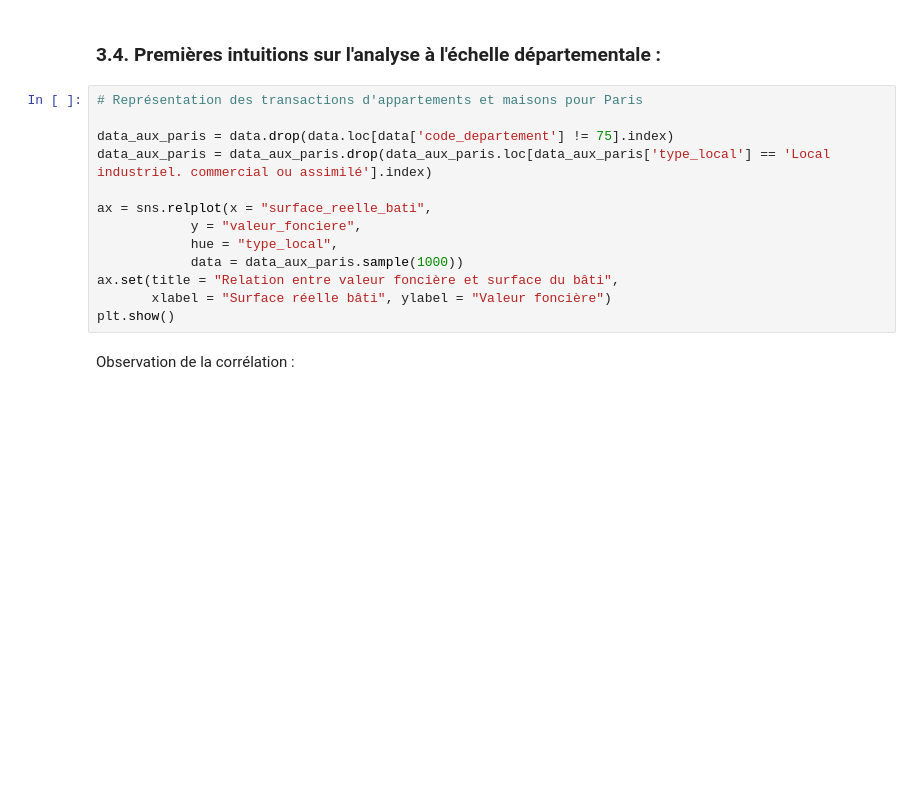
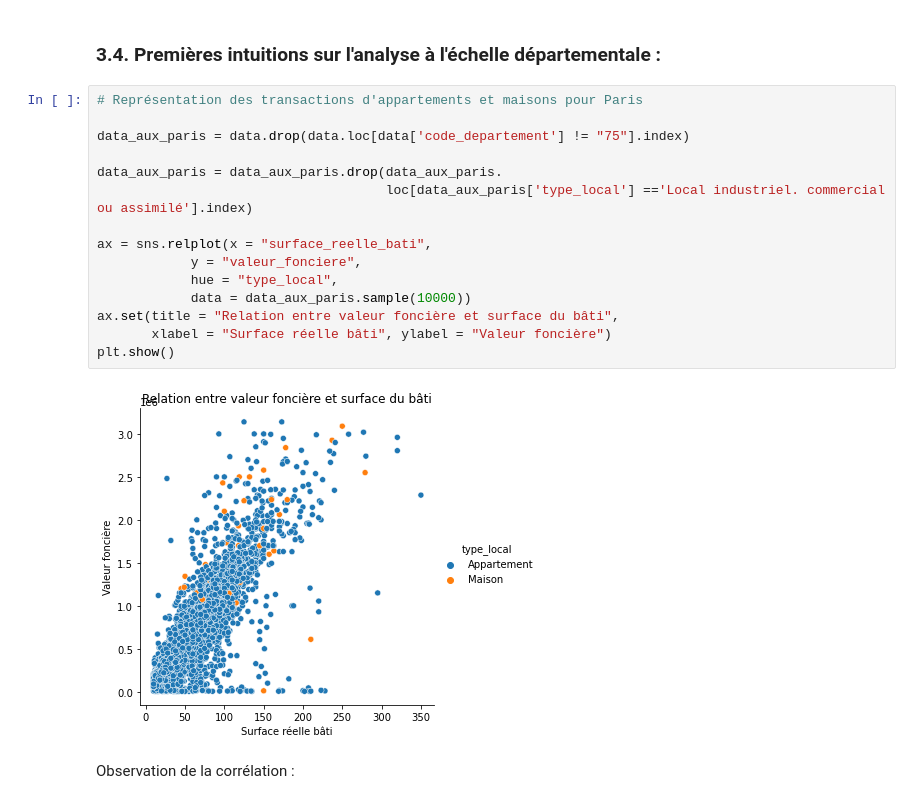
Before and after one commit to victor-kerros/tokenisation-immo, a Jupyter notebook: valo-immo.ipynb, the cells around one changed output. Cells and saved outputs as stored; diff of their text form; blank space fills up the shorter version.

```diff
--- a/valo-immo.ipynb
+++ b/valo-immo.ipynb
@@ -498,16 +567,20 @@ Pas très exploitable
 # %%
 # Représentation des transactions d'appartements et maisons pour Paris
 
-data_aux_paris = data.drop(data.loc[data['code_departement'] != 75].index)
-data_aux_paris = data_aux_paris.drop(data_aux_paris.loc[data_aux_paris['type_local'] == 'Local industriel. commercial ou assimilé'].index)
+data_aux_paris = data.drop(data.loc[data['code_departement'] != "75"].index)
+
+data_aux_paris = data_aux_paris.drop(data_aux_paris.
+                                     loc[data_aux_paris['type_local'] =='Local industriel. commercial ou assimilé'].index)
 
 ax = sns.relplot(x = "surface_reelle_bati",
             y = "valeur_fonciere",
             hue = "type_local",
-            data = data_aux_paris.sample(1000))
+            data = data_aux_paris.sample(10000))
 ax.set(title = "Relation entre valeur foncière et surface du bâti",
        xlabel = "Surface réelle bâti", ylabel = "Valeur foncière")
 plt.show()
+# %% [output]
+[figure, added]
 # %% [markdown]
 Observation de la corrélation :
 # %%
```
Also changed, not shown: parts of 41 cells of this notebook, 2 other files.
